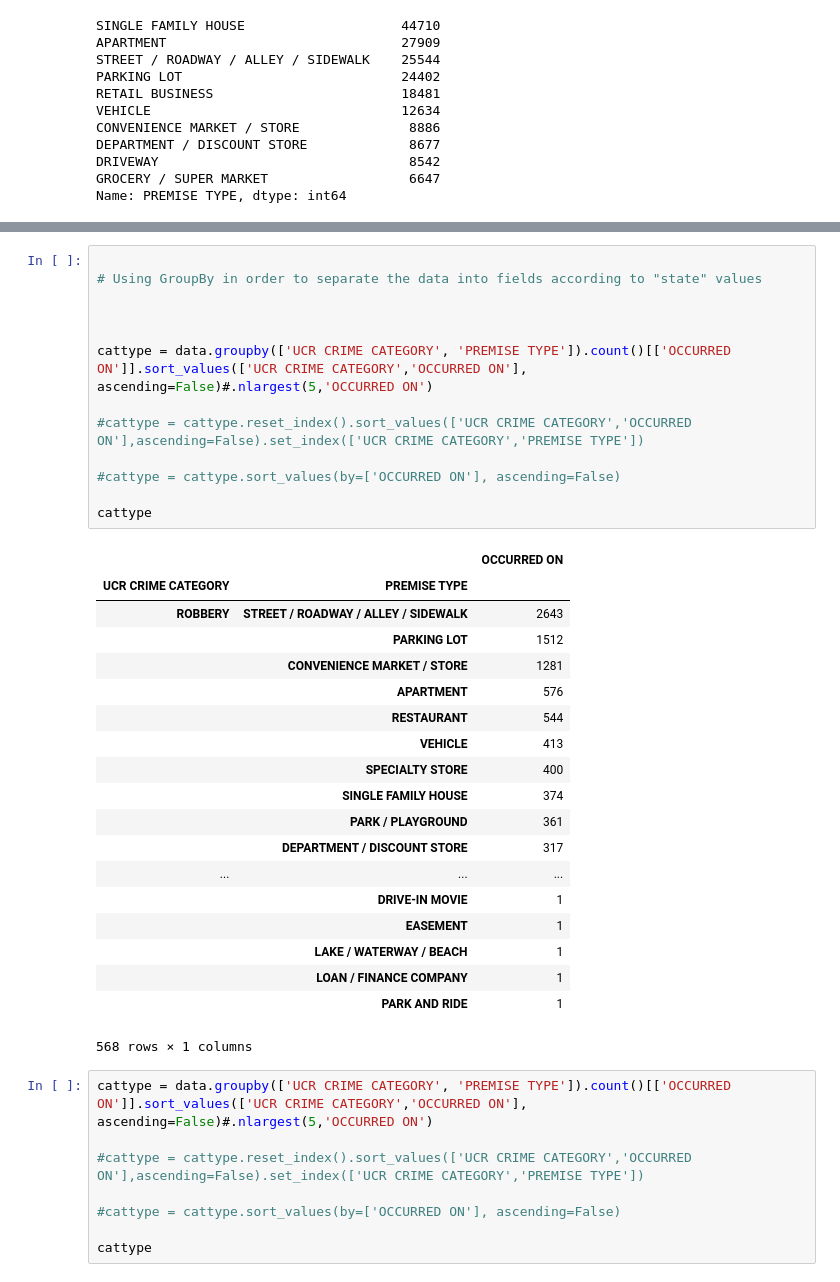
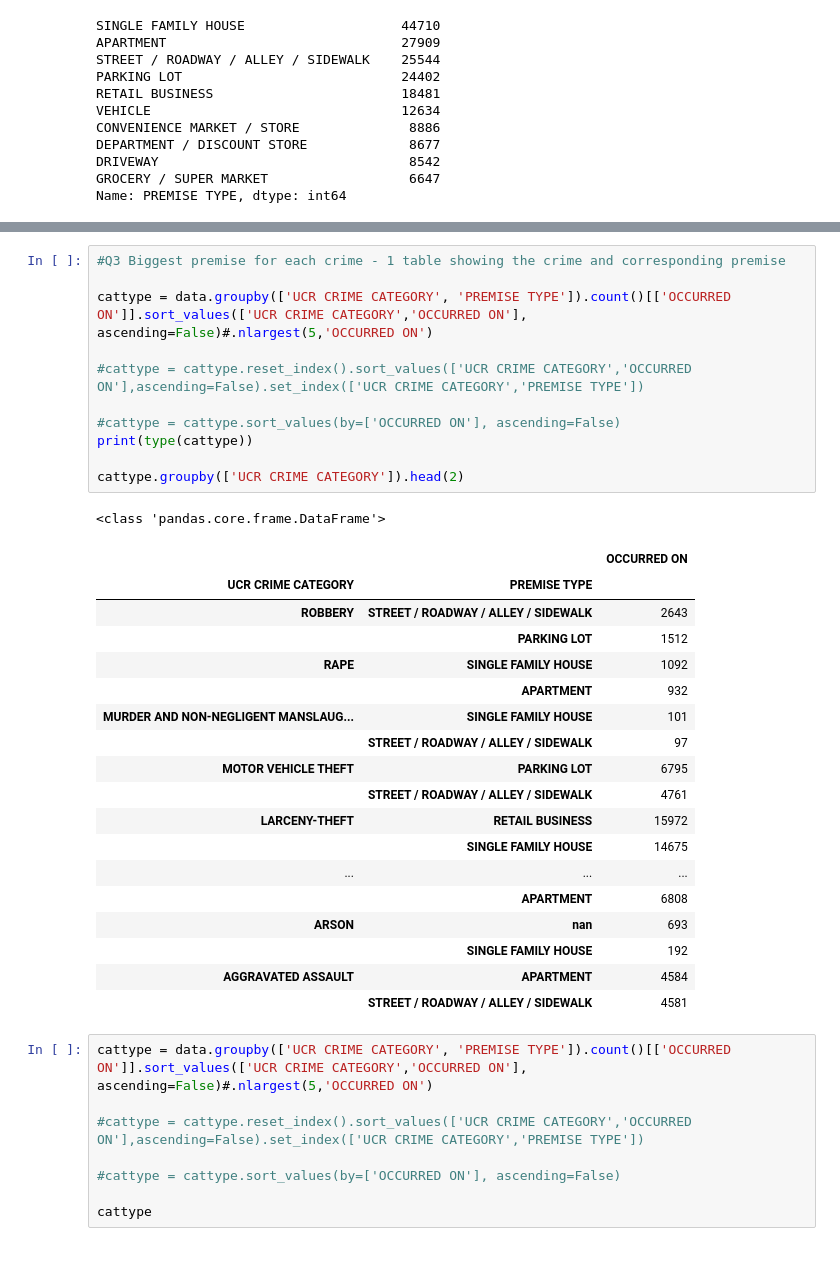
Before and after one commit to gabrielfrancous/Project-1, a Jupyter notebook: Project1_v1.ipynb, the cells around one changed output, grey strips where cells are left out. Saved outputs shown, nothing was run; the diff lists cells and outputs as text.

```diff
--- a/Project1_v1.ipynb
+++ b/Project1_v1.ipynb
@@ -160,36 +144,34 @@ data_2019 = data[is_2019]
 # %%
-
-# Using GroupBy in order to separate the data into fields according to "state" values
-
-
+#Q3 Biggest premise for each crime - 1 table showing the crime and corresponding premise
 
 cattype = data.groupby(['UCR CRIME CATEGORY', 'PREMISE TYPE']).count()[['OCCURRED ON']].sort_values(['UCR CRIME CATEGORY','OCCURRED ON'], ascending=False)#.nlargest(5,'OCCURRED ON')
 
 #cattype = cattype.reset_index().sort_values(['UCR CRIME CATEGORY','OCCURRED ON'],ascending=False).set_index(['UCR CRIME CATEGORY','PREMISE TYPE'])
 
 #cattype = cattype.sort_values(by=['OCCURRED ON'], ascending=False)
+print(type(cattype))
 
-cattype
+cattype.groupby(['UCR CRIME CATEGORY']).head(2)
 # %% [output]
+<class 'pandas.core.frame.DataFrame'>
 |  |  | OCCURRED ON |
 | UCR CRIME CATEGORY | PREMISE TYPE |  |
 | ROBBERY | STREET / ROADWAY / ALLEY / SIDEWALK | 2643 |
 |  | PARKING LOT | 1512 |
-|  | CONVENIENCE MARKET / STORE | 1281 |
-|  | APARTMENT | 576 |
-|  | RESTAURANT | 544 |
-|  | VEHICLE | 413 |
-|  | SPECIALTY STORE | 400 |
-|  | SINGLE FAMILY HOUSE | 374 |
-|  | PARK / PLAYGROUND | 361 |
-|  | DEPARTMENT / DISCOUNT STORE | 317 |
+| RAPE | SINGLE FAMILY HOUSE | 1092 |
+|  | APARTMENT | 932 |
+| MURDER AND NON-NEGLIGENT MANSLAUG... | SINGLE FAMILY HOUSE | 101 |
+|  | STREET / ROADWAY / ALLEY / SIDEWALK | 97 |
+| MOTOR VEHICLE THEFT | PARKING LOT | 6795 |
+|  | STREET / ROADWAY / ALLEY / SIDEWALK | 4761 |
+| LARCENY-THEFT | RETAIL BUSINESS | 15972 |
+|  | SINGLE FAMILY HOUSE | 14675 |
 | ... | ... | ... |
-|  | DRIVE-IN MOVIE | 1 |
-|  | EASEMENT | 1 |
-|  | LAKE / WATERWAY / BEACH | 1 |
-|  | LOAN / FINANCE COMPANY | 1 |
-|  | PARK AND RIDE | 1 |
+|  | APARTMENT | 6808 |
+| ARSON | nan | 693 |
+|  | SINGLE FAMILY HOUSE | 192 |
+| AGGRAVATED ASSAULT | APARTMENT | 4584 |
+|  | STREET / ROADWAY / ALLEY / SIDEWALK | 4581 |
-568 rows × 1 columns
 # %%
 cattype = data.groupby(['UCR CRIME CATEGORY', 'PREMISE TYPE']).count()[['OCCURRED ON']].sort_values(['UCR CRIME CATEGORY','OCCURRED ON'], ascending=False)#.nlargest(5,'OCCURRED ON')
 
```
Also changed, not shown: parts of 8 cells of this notebook, 1 other file.
